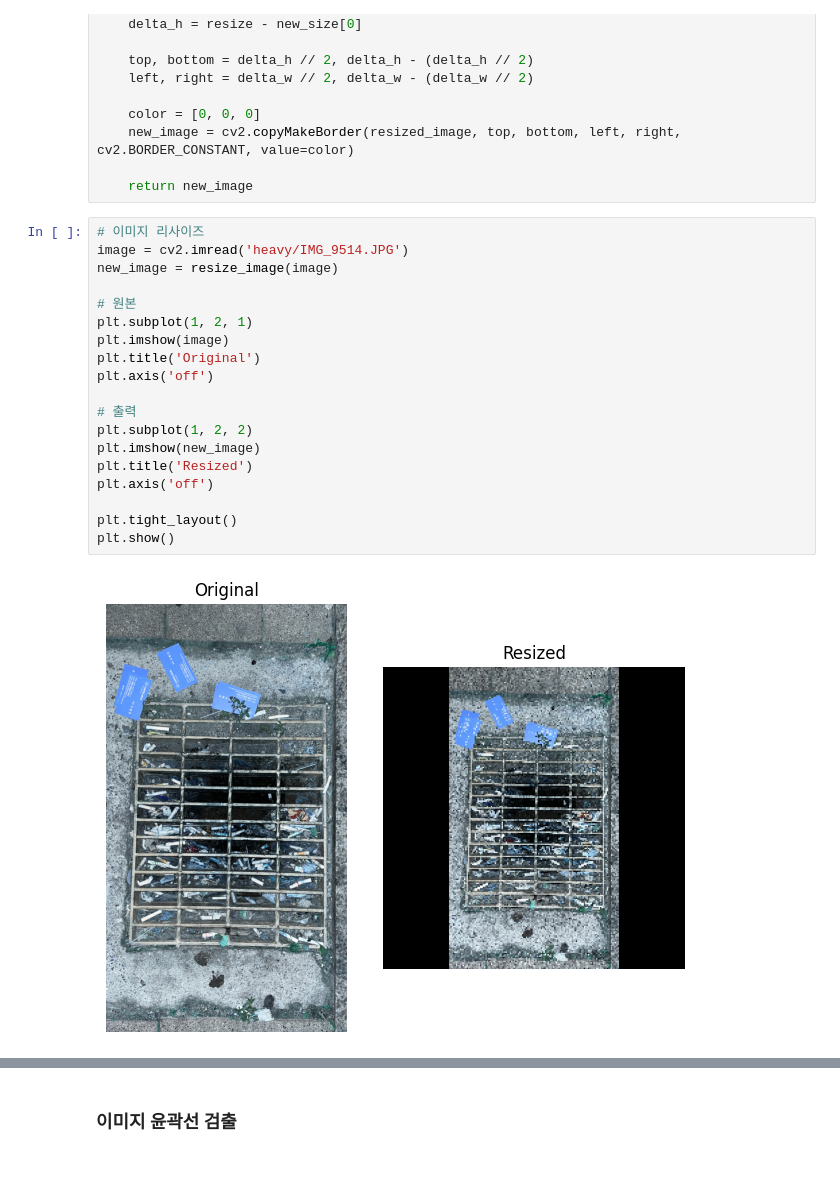
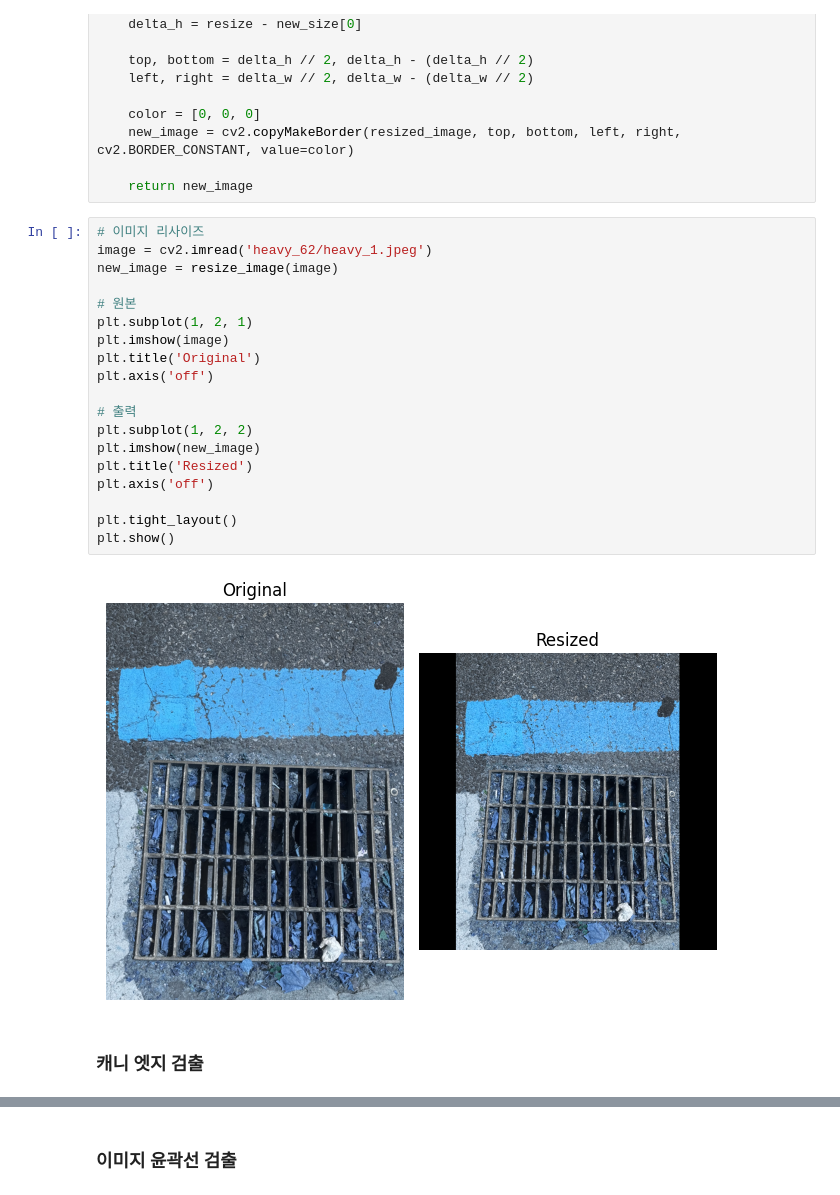
Before and after one commit to 7ai-team05/project, a Jupyter notebook: preprocess_image.ipynb, the cells around one changed output, grey strips where cells are left out. Drawn from its saved outputs; the diff is of its cells as text; blank space fills up the shorter version.

```diff
--- a/preprocess_image.ipynb
+++ b/preprocess_image.ipynb
@@ -38,22 +41,24 @@ def resize_image(img) :
     return new_image
 # %%
 # 이미지 리사이즈
-image = cv2.imread('heavy/IMG_9514.JPG')
+image = cv2.imread('heavy_62/heavy_1.jpeg')
 new_image = resize_image(image)
 
 # 원본
 plt.subplot(1, 2, 1)
 plt.imshow(image)
 plt.title('Original')
 plt.axis('off')
 
 # 출력
 plt.subplot(1, 2, 2)
 plt.imshow(new_image)
 plt.title('Resized')
 plt.axis('off')
 
 plt.tight_layout()
 plt.show()
 # %% [output]
-[figure, old version]
+[figure, new version]
+# %% [markdown]
+### 캐니 엣지 검출
```
Also changed, not shown: parts of 15 cells of this notebook.
